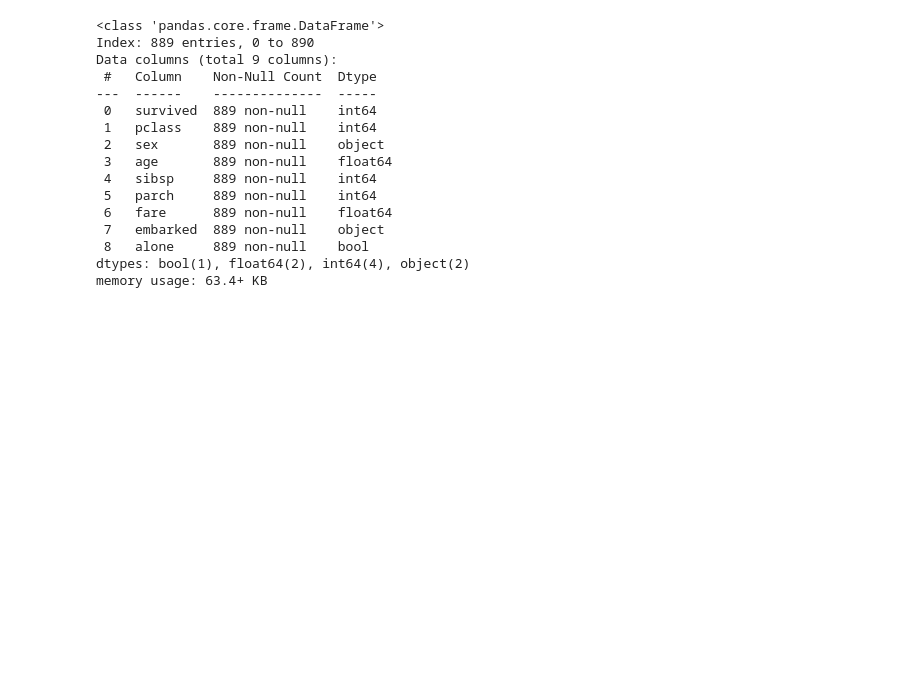
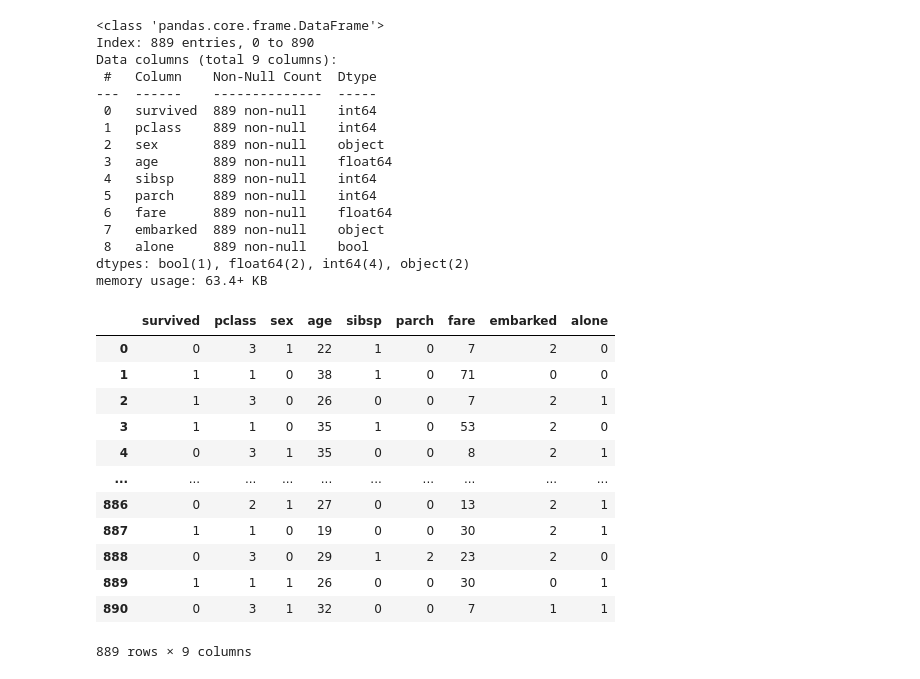
Before and after one commit to Nitik-sharma/Backend, a Jupyter notebook: chapter_appendix-tools-for-deep-learning/jupyter.ipynb, the cells around one changed output. Drawn from its saved outputs; the diff is of its cells as text; code cells hidden in the pictures; blank space fills up the shorter version.

```diff
--- a/chapter_appendix-tools-for-deep-learning/jupyter.ipynb
+++ b/chapter_appendix-tools-for-deep-learning/jupyter.ipynb
@@ -274,4 +274,24 @@ Data columns (total 9 columns):
 dtypes: bool(1), float64(2), int64(4), object(2)
 memory usage: 63.4+ KB
 # %%
-from sklearn
+from sklearn.preprocessing import LabelEncoder
+le=LabelEncoder()
+# %%
+df['sex']=le.fit_transform(df["sex"])
+df['embarked']=le.fit_transform(df['embarked'])
+df=df.astype(int)
+df
+# %% [output]
+|  | survived | pclass | sex | age | sibsp | parch | fare | embarked | alone |
+| 0 | 0 | 3 | 1 | 22 | 1 | 0 | 7 | 2 | 0 |
+| 1 | 1 | 1 | 0 | 38 | 1 | 0 | 71 | 0 | 0 |
+| 2 | 1 | 3 | 0 | 26 | 0 | 0 | 7 | 2 | 1 |
+| 3 | 1 | 1 | 0 | 35 | 1 | 0 | 53 | 2 | 0 |
+| 4 | 0 | 3 | 1 | 35 | 0 | 0 | 8 | 2 | 1 |
+| ... | ... | ... | ... | ... | ... | ... | ... | ... | ... |
+| 886 | 0 | 2 | 1 | 27 | 0 | 0 | 13 | 2 | 1 |
+| 887 | 1 | 1 | 0 | 19 | 0 | 0 | 30 | 2 | 1 |
+| 888 | 0 | 3 | 0 | 29 | 1 | 2 | 23 | 2 | 0 |
+| 889 | 1 | 1 | 1 | 26 | 0 | 0 | 30 | 0 | 1 |
+| 890 | 0 | 3 | 1 | 32 | 0 | 0 | 7 | 1 | 1 |
+889 rows × 9 columns
```
Also changed, not shown: parts of 5 cells of this notebook.
